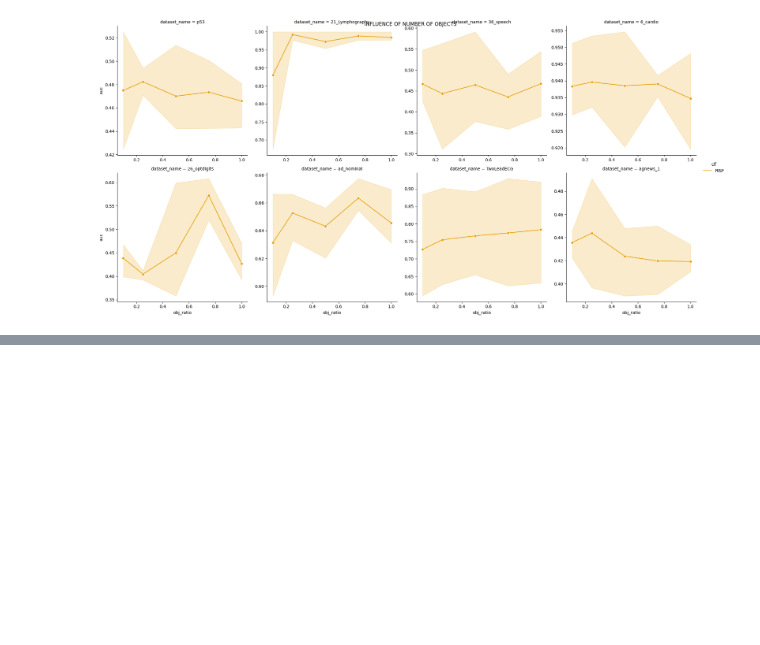
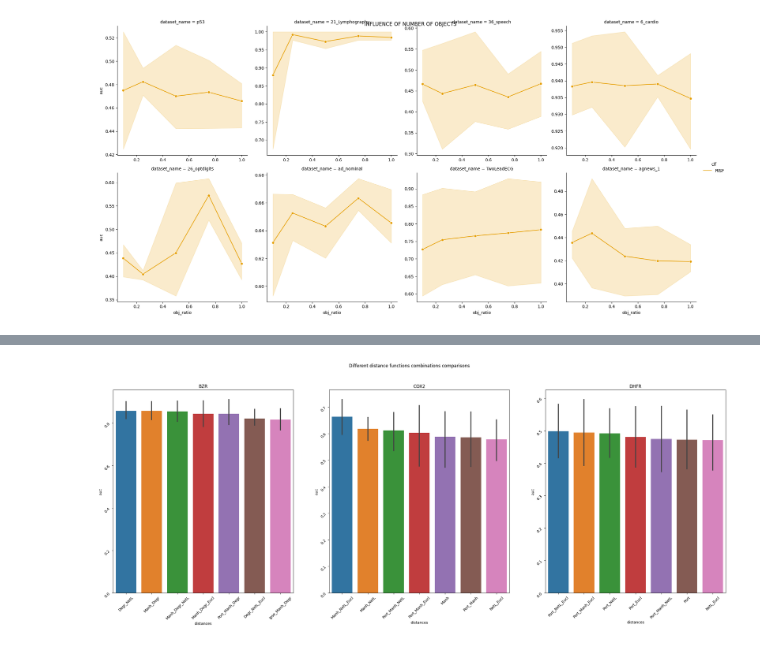
Before and after one commit to SebChw/RSIF, a Jupyter notebook: notebooks/visualizations.ipynb, the cells around one changed output, grey strips where cells are left out. Saved outputs shown, nothing was run; the diff lists cells and outputs as text; code cells hidden in the pictures; blank space fills up the shorter version.

```diff
--- a/notebooks/visualizations.ipynb
+++ b/notebooks/visualizations.ipynb
@@ -55,0 +79,5 @@ for category in results_df.dataset_type.unique():
+# %%
+num_df = pd.read_csv("../results/results_selected_distances_graph.csv")
+plot_top_n_dists(num_df)
+# %% [output]
+[figure, added]
```
Also changed, not shown: parts of 9 cells of this notebook, 31 other files.
